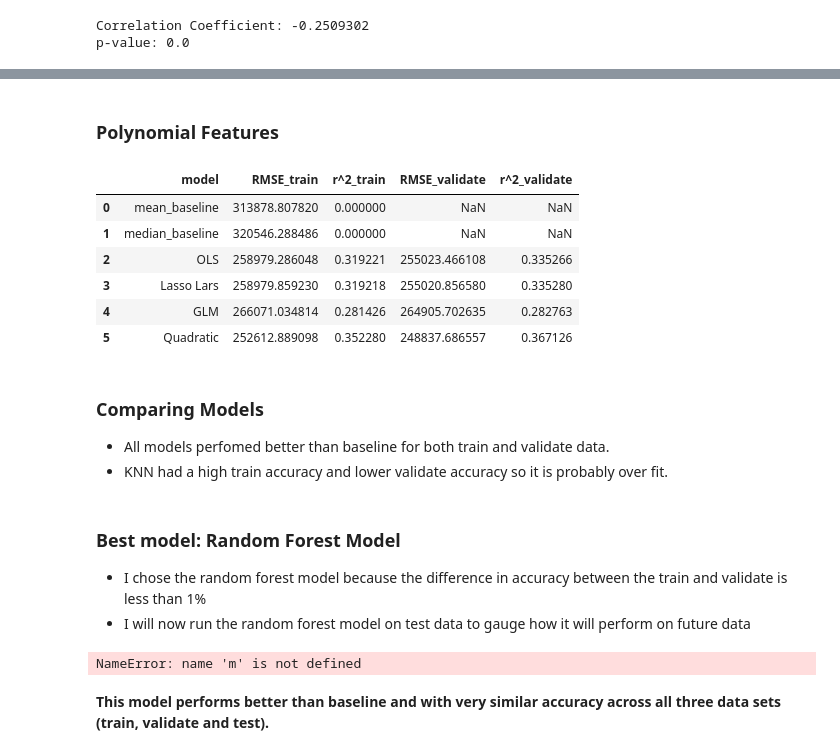
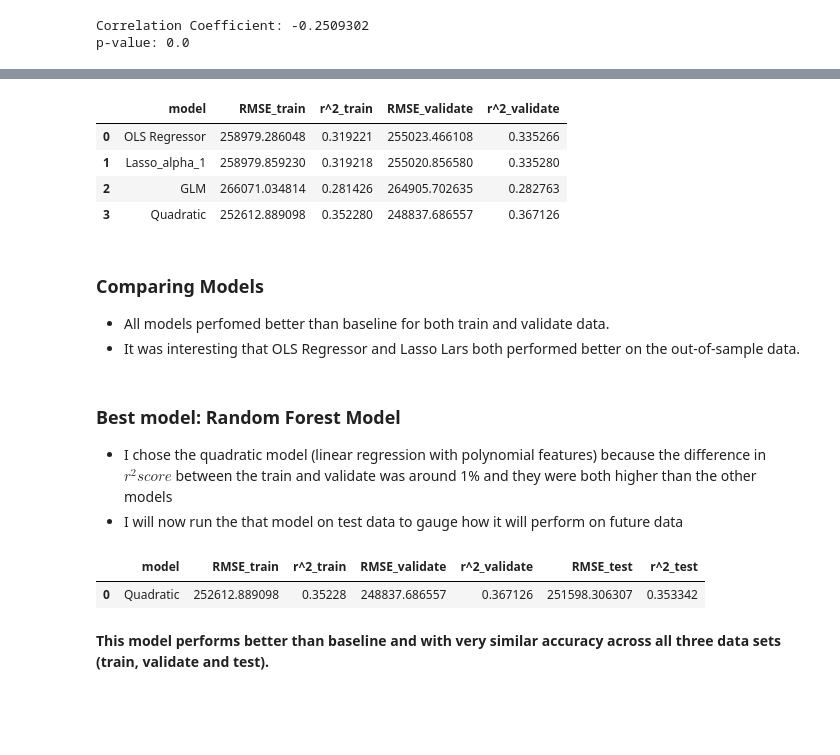
Before and after one commit to markydoug/zillow_project, a Jupyter notebook: report_draft1.ipynb, the cells around one changed output, grey strips where cells are left out. Saved outputs shown, nothing was run; the diff lists cells and outputs as text; code cells hidden in the pictures; blank space fills up the shorter version.

```diff
--- a/report_draft1.ipynb
+++ b/report_draft1.ipynb
@@ -350,13 +259,0 @@ metric_df = metric_df.append(
-# %%
-# create the model object
-lars = LassoLars(alpha=1)
-
-# fit the model to our training data. We must specify the column in y_train,
-# since we have converted it to a dataframe from a series!
-lars.fit(X_train, y_train)
-
-# predict train
-train_predictions['home_value_pred_lars'] = lars.predict(X_train)
-
-# predict validate
-validate_predictions['home_value_pred_lars'] = lars.predict(X_validate)
@@ -384,14 +259,0 @@ from sklearn.linear_model import TweedieRegressor
-# %%
-# create the model object
-glm = TweedieRegressor(power=1, alpha=0)
-
-
-# fit the model to our training data. We must specify the column in y_train,
-# since we have converted it to a dataframe from a series!
-glm.fit(X_train, y_train)
-
-# predict train
-train_predictions['home_value_pred_glm'] = glm.predict(X_train)
-
-# predict validate
-validate_predictions['home_value_pred_glm'] = glm.predict(X_validate)
@@ -415,2 +259,0 @@ metric_df = metric_df.append(
-# %% [markdown]
-### Polynomial Features
@@ -427,13 +259,0 @@ X_test_degree2 =  pf.transform(X_test)
-# %%
-# create the model object
-lm2 = LinearRegression(normalize=True)
-
-# fit the model to our training data. We must specify the column in y_train,
-# since we have converted it to a dataframe from a series!
-lm2.fit(X_train_degree2, y_train)
-
-# predict train
-train_predictions['home_value_pred_lm2'] = lm2.predict(X_train_degree2)
-
-# predict validate
-validate_predictions['home_value_pred_lm2'] = lm2.predict(X_validate_degree2)
@@ -457,25 +260,24 @@ metric_df = metric_df.append(
-# %%
-metric_df
-# %% [output]
-|  | model | RMSE_train | r^2_train | RMSE_validate | r^2_validate |
-| 0 | mean_baseline | 313878.807820 | 0.000000 | NaN | NaN |
-| 1 | median_baseline | 320546.288486 | 0.000000 | NaN | NaN |
-| 2 | OLS | 258979.286048 | 0.319221 | 255023.466108 | 0.335266 |
-| 3 | Lasso Lars | 258979.859230 | 0.319218 | 255020.856580 | 0.335280 |
-| 4 | GLM | 266071.034814 | 0.281426 | 264905.702635 | 0.282763 |
-| 5 | Quadratic | 252612.889098 | 0.352280 | 248837.686557 | 0.367126 |
+# %%
+#run and compare models
+m.regression_models(X_train, y_train, X_validate, y_validate)
+# %% [output]
+|  | model | RMSE_train | r^2_train | RMSE_validate | r^2_validate |
+| 0 | OLS Regressor | 258979.286048 | 0.319221 | 255023.466108 | 0.335266 |
+| 1 | Lasso_alpha_1 | 258979.859230 | 0.319218 | 255020.856580 | 0.335280 |
+| 2 | GLM | 266071.034814 | 0.281426 | 264905.702635 | 0.282763 |
+| 3 | Quadratic | 252612.889098 | 0.352280 | 248837.686557 | 0.367126 |
 # %% [markdown]
 ### Comparing Models
 * All models perfomed better than baseline for both train and validate data.
-* KNN had a high train accuracy and lower validate accuracy so it is probably over fit.
+* It was interesting that OLS Regressor and Lasso Lars both performed better on the out-of-sample data.
 # %% [markdown]
 ### Best model: Random Forest Model
-* I chose the random forest model because the difference in accuracy between the train and validate is less than 1%
-* I will now run the random forest model on test data to gauge how it will perform on future data
+* I chose the quadratic model (linear regression with polynomial features) because the difference in $r^2 score$ between the train and validate was around 1% and they were both higher than the other models
+* I will now run the that model on test data to gauge how it will perform on future data
 # %%
-#get best model results on test data
-m.best_model(X_train, y_train, X_test, y_test)
+m.best_model(X_train, y_train, X_validate, y_validate, X_test, y_test)
 # %% [output]
-NameError: name 'm' is not defined
+|  | model | RMSE_train | r^2_train | RMSE_validate | r^2_validate | RMSE_test | r^2_test |
+| 0 | Quadratic | 252612.889098 | 0.35228 | 248837.686557 | 0.367126 | 251598.306307 | 0.353342 |
 # %% [markdown]
 **This model performs better than baseline and with very similar accuracy across all three data sets (train, validate and test).**
```
Also changed, not shown: parts of 33 cells of this notebook.
